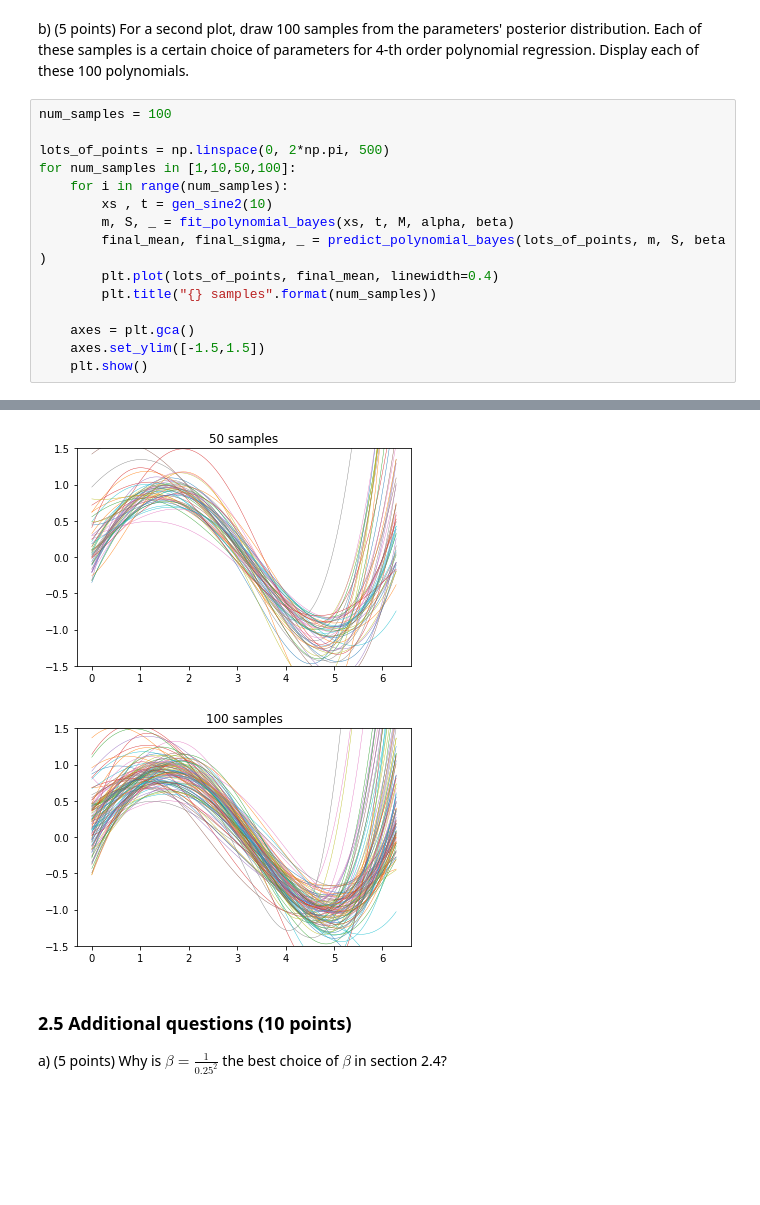
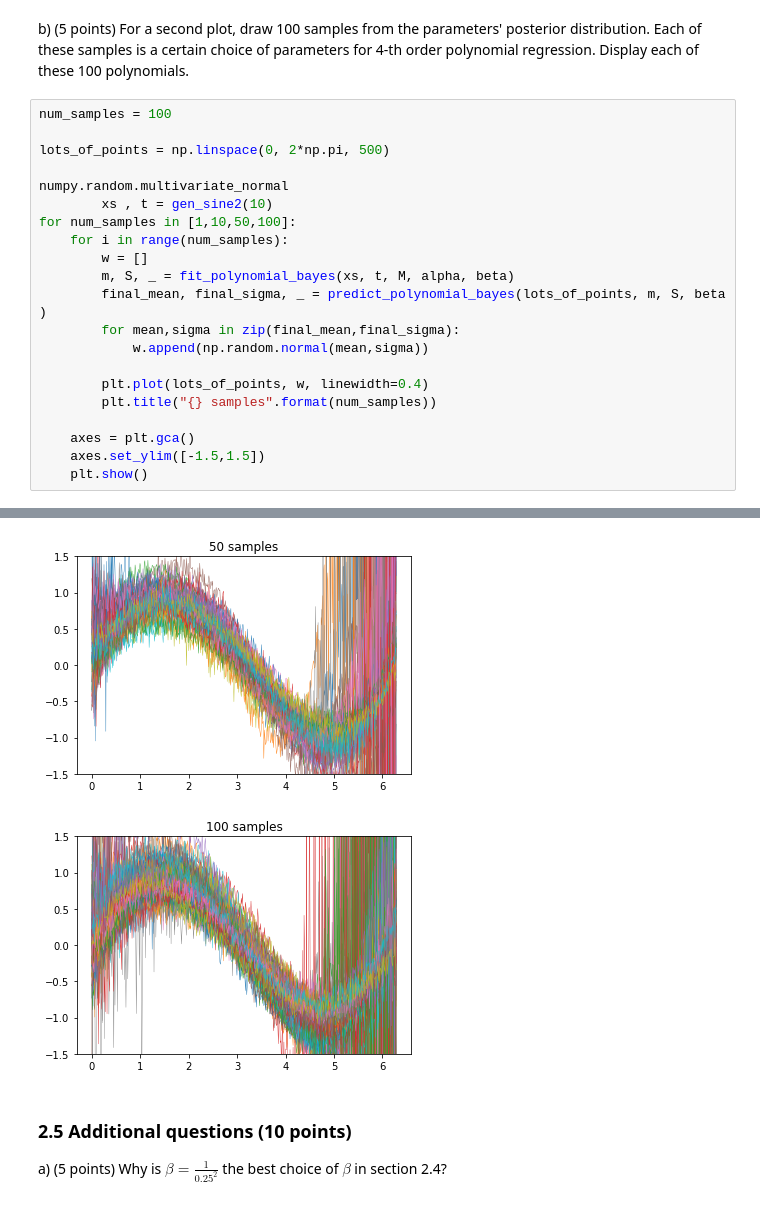
Before and after one commit to filipkny/MachineLearning1_UvA, a Jupyter notebook: lab1.ipynb, the cells around one changed output, grey strips where cells are left out. Drawn from its saved outputs; the diff is of its cells as text; blank space fills up the shorter version.

```diff
--- a/lab1.ipynb
+++ b/lab1.ipynb
@@ -600,12 +600,18 @@ Display each of these 100 polynomials.
 num_samples = 100
 
 lots_of_points = np.linspace(0, 2*np.pi, 500)
+
+numpy.random.multivariate_normal
+        xs , t = gen_sine2(10)
 for num_samples in [1,10,50,100]:
     for i in range(num_samples):
-        xs , t = gen_sine2(10)
+        w = []
         m, S, _ = fit_polynomial_bayes(xs, t, M, alpha, beta)
         final_mean, final_sigma, _ = predict_polynomial_bayes(lots_of_points, m, S, beta )
-        plt.plot(lots_of_points, final_mean, linewidth=0.4)
+        for mean,sigma in zip(final_mean,final_sigma):
+            w.append(np.random.normal(mean,sigma))
+
+        plt.plot(lots_of_points, w, linewidth=0.4)
         plt.title("{} samples".format(num_samples))
 
     axes = plt.gca()
@@ -617,5 +623,5 @@ for num_samples in [1,10,50,100]:
-[figure, old version]
+[figure, new version]
-[figure, old version]
+[figure, new version]
 # %% [markdown]
 ### 2.5 Additional questions (10 points)
 
```
Also changed, not shown: parts of 1 cell of this notebook.
